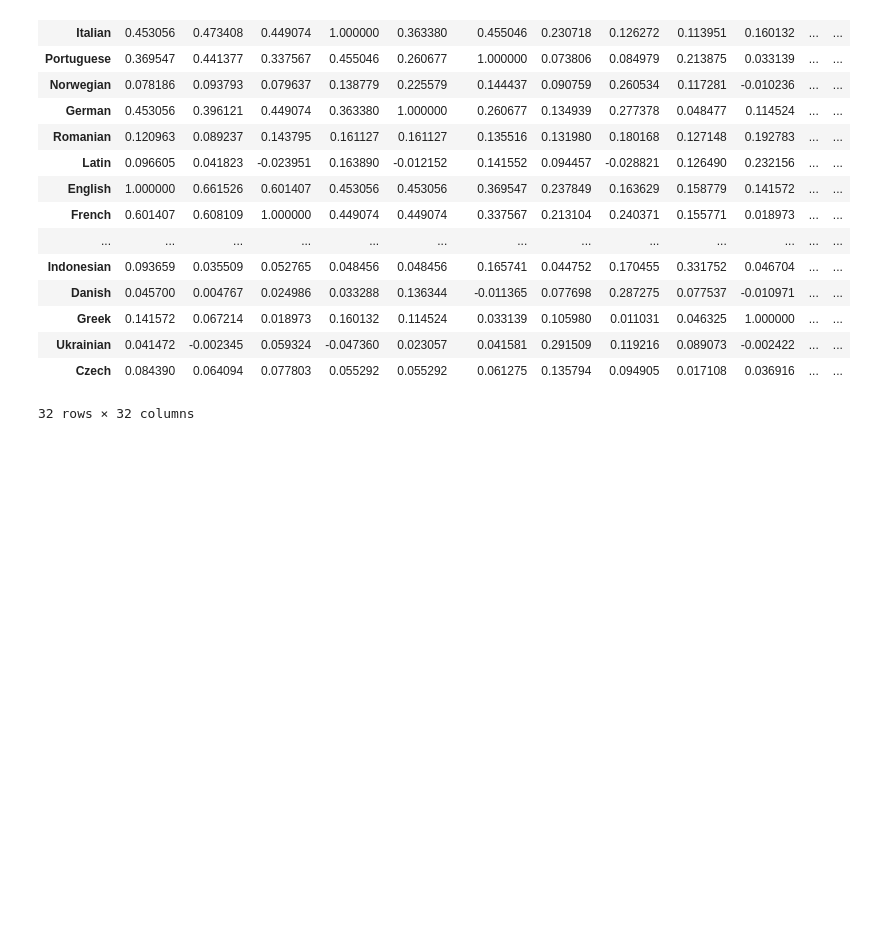
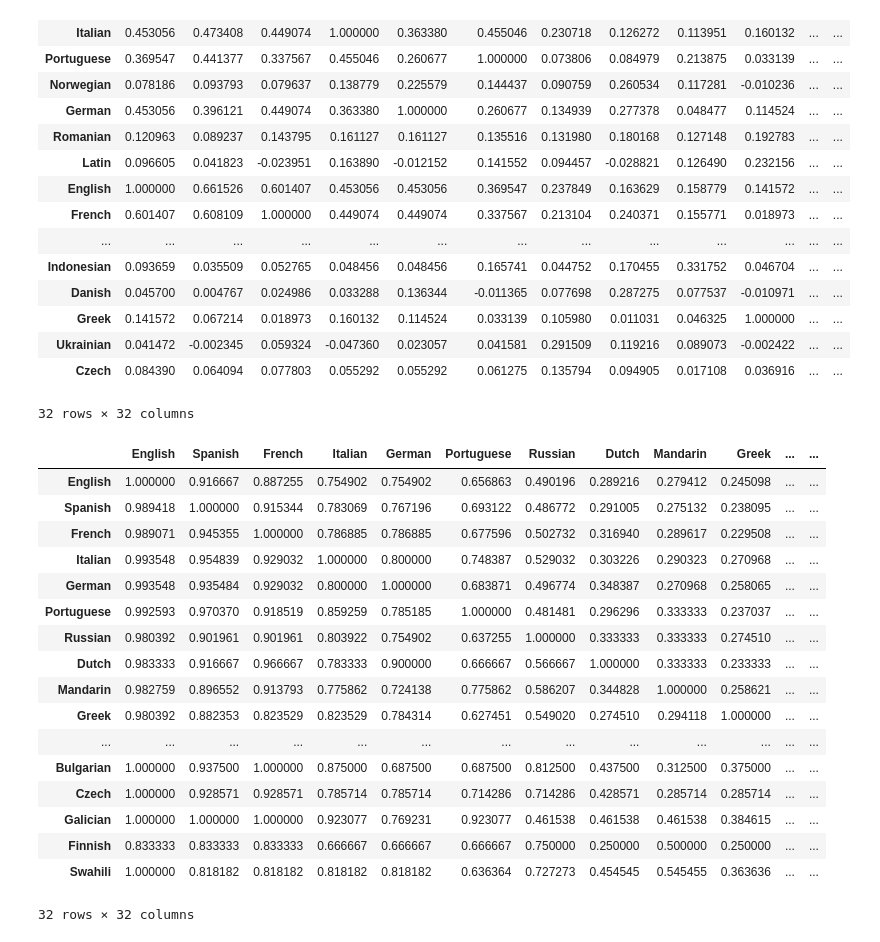
Before and after one commit to kebuhcah/experiments, a Jupyter notebook: hypia_langs.ipynb, the cells around one changed output. Saved outputs shown, nothing was run; the diff lists cells and outputs as text; code cells hidden in the pictures; blank space fills up the shorter version.

Commit message:
calculate language dependencies

```diff
--- a/hypia_langs.ipynb
+++ b/hypia_langs.ipynb
@@ -250,3 +250,35 @@ HypiaLanguages.corr().sort_values('Catalan', ascending=False)
 | Ukrainian | 0.041472 | -0.002345 | 0.059324 | -0.047360 | 0.023057 | 0.041581 | 0.291509 | 0.119216 | 0.089073 | -0.002422 | ... | ... |
 | Czech | 0.084390 | 0.064094 | 0.077803 | 0.055292 | 0.055292 | 0.061275 | 0.135794 | 0.094905 | 0.017108 | 0.036916 | ... | ... |
 32 rows × 32 columns
+# %%
+ld = {}
+
+for post in commonLangs:
+    dependencies = {}
+    for prior in commonLangs:
+        ratio = HypiaLanguages[[post, prior]].min(axis=1).sum() / HypiaLanguages[prior].sum()
+        dependencies[prior] = ratio
+    ld[post] = dependencies
+
+LangDependencies = DataFrame(ld)
+
+LangDependencies
+# %% [output]
+|  | English | Spanish | French | Italian | German | Portuguese | Russian | Dutch | Mandarin | Greek | ... | ... |
+| English | 1.000000 | 0.916667 | 0.887255 | 0.754902 | 0.754902 | 0.656863 | 0.490196 | 0.289216 | 0.279412 | 0.245098 | ... | ... |
+| Spanish | 0.989418 | 1.000000 | 0.915344 | 0.783069 | 0.767196 | 0.693122 | 0.486772 | 0.291005 | 0.275132 | 0.238095 | ... | ... |
+| French | 0.989071 | 0.945355 | 1.000000 | 0.786885 | 0.786885 | 0.677596 | 0.502732 | 0.316940 | 0.289617 | 0.229508 | ... | ... |
+| Italian | 0.993548 | 0.954839 | 0.929032 | 1.000000 | 0.800000 | 0.748387 | 0.529032 | 0.303226 | 0.290323 | 0.270968 | ... | ... |
+| German | 0.993548 | 0.935484 | 0.929032 | 0.800000 | 1.000000 | 0.683871 | 0.496774 | 0.348387 | 0.270968 | 0.258065 | ... | ... |
+| Portuguese | 0.992593 | 0.970370 | 0.918519 | 0.859259 | 0.785185 | 1.000000 | 0.481481 | 0.296296 | 0.333333 | 0.237037 | ... | ... |
+| Russian | 0.980392 | 0.901961 | 0.901961 | 0.803922 | 0.754902 | 0.637255 | 1.000000 | 0.333333 | 0.333333 | 0.274510 | ... | ... |
+| Dutch | 0.983333 | 0.916667 | 0.966667 | 0.783333 | 0.900000 | 0.666667 | 0.566667 | 1.000000 | 0.333333 | 0.233333 | ... | ... |
+| Mandarin | 0.982759 | 0.896552 | 0.913793 | 0.775862 | 0.724138 | 0.775862 | 0.586207 | 0.344828 | 1.000000 | 0.258621 | ... | ... |
+| Greek | 0.980392 | 0.882353 | 0.823529 | 0.823529 | 0.784314 | 0.627451 | 0.549020 | 0.274510 | 0.294118 | 1.000000 | ... | ... |
+| ... | ... | ... | ... | ... | ... | ... | ... | ... | ... | ... | ... | ... |
+| Bulgarian | 1.000000 | 0.937500 | 1.000000 | 0.875000 | 0.687500 | 0.687500 | 0.812500 | 0.437500 | 0.312500 | 0.375000 | ... | ... |
+| Czech | 1.000000 | 0.928571 | 0.928571 | 0.785714 | 0.785714 | 0.714286 | 0.714286 | 0.428571 | 0.285714 | 0.285714 | ... | ... |
+| Galician | 1.000000 | 1.000000 | 1.000000 | 0.923077 | 0.769231 | 0.923077 | 0.461538 | 0.461538 | 0.461538 | 0.384615 | ... | ... |
+| Finnish | 0.833333 | 0.833333 | 0.833333 | 0.666667 | 0.666667 | 0.666667 | 0.750000 | 0.250000 | 0.500000 | 0.250000 | ... | ... |
+| Swahili | 1.000000 | 0.818182 | 0.818182 | 0.818182 | 0.818182 | 0.636364 | 0.727273 | 0.454545 | 0.545455 | 0.363636 | ... | ... |
+32 rows × 32 columns
```
Also changed, not shown: parts of 1 cell of this notebook.
